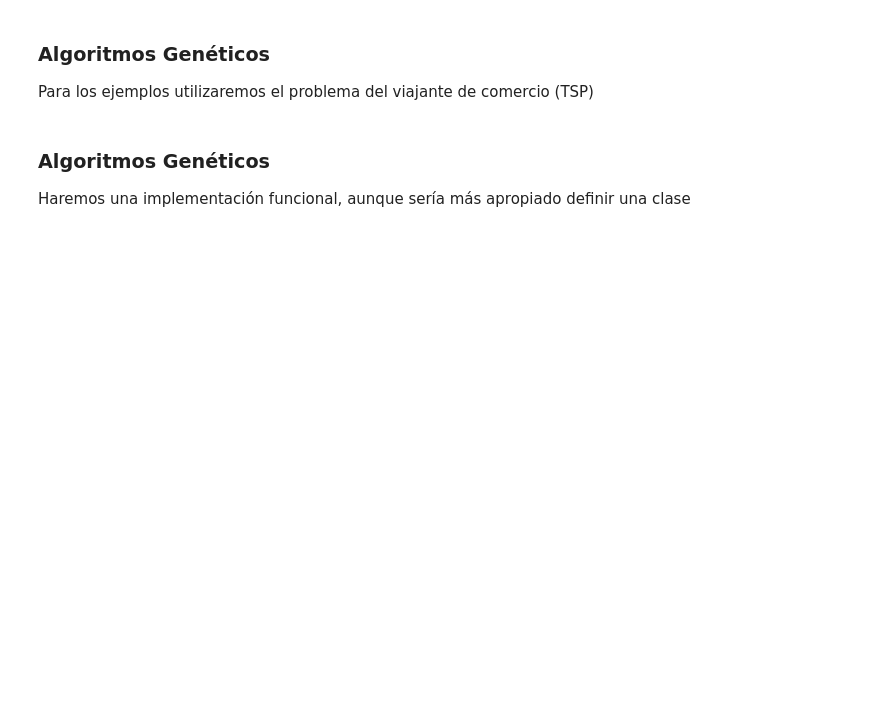
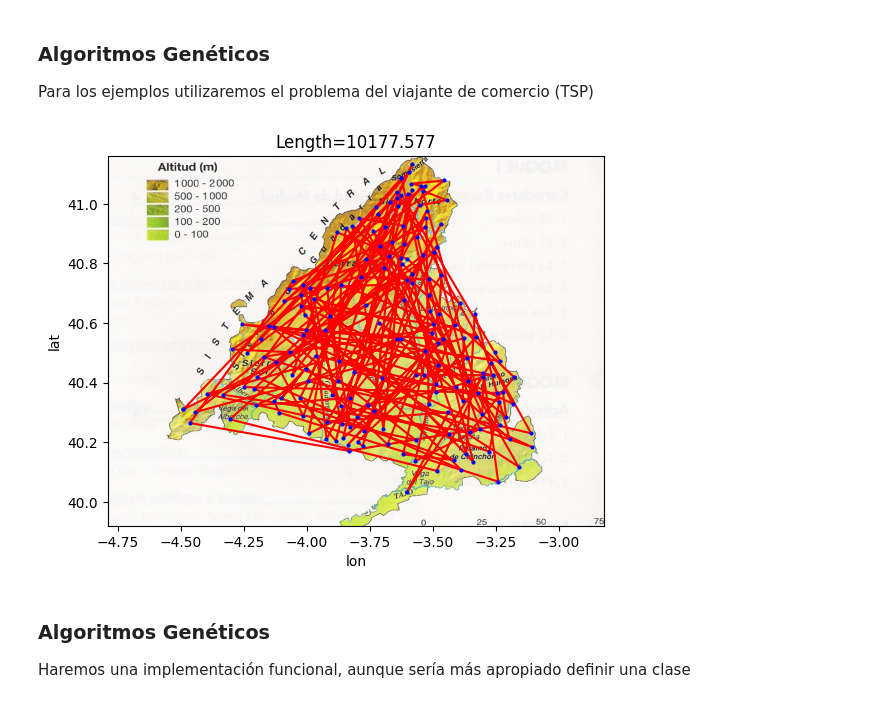
Before and after one commit to Chepados/practica1-sistemas-inteligentes, a Jupyter notebook: AG_alumno.ipynb, the cells around one changed output. Saved outputs shown, nothing was run; the diff lists cells and outputs as text; code cells hidden in the pictures; blank space fills up the shorter version.

```diff
--- a/AG_alumno.ipynb
+++ b/AG_alumno.ipynb
@@ -39,26 +28,40 @@ def nearest (c, l): # get the nearest city to c in l
 # %%
-# draw a TSP solution
+# Poblaciones de la Comunidad de Madrid
 
+from madrid import *
 import matplotlib.pyplot as plt
 import numpy as np
 
+def dist (x, y):
+	return ( ( (x[0]-y[0])**2 + (x[1]-y[1])**2 ) ** 0.5 ) * 111.1 # km por grado
+
 def draw (solution):
+    minx, maxx = -4.79, -2.82
+    miny, maxy = 39.92, 41.16
+    margx = 0.05
+    margy = 0.1
+
     plt.ion()
     fig = plt.figure()
     axes = fig.add_subplot(111)
-    #xlim = axes.set_xlim(0.0,1.0)
-    #ylim = axes.set_ylim(0.0,1.0)
-    x = []
-    y = []
+    axes.set_xlabel('lon')
+    axes.set_ylabel('lat')
+    axes.set_xlim(minx, maxx)
+    axes.set_ylim(miny, maxy)
+    img = plt.imread("media/madrid.jpg")
+    plt.imshow(img, extent=[minx-margx,maxx+margx,miny-margy,maxy+margy], aspect='auto')
 
     bucle = solution + [solution[0]] # añade al final la vuelta a la primera
+    c = np.array(bucle)
+    x = c[:,1]
+    y = c[:,0]
 
-    c = np.array(bucle)
-    x = c[:,0]
-    y = c[:,1]
-
-    l1, = axes.plot(x, y,'g')
-    pl2, = axes.plot(x, y,'ro')
+    l1, = axes.plot(x, y,'r')
+    pl2, = axes.plot(x, y,'bo',markersize=2)
 
     s = 'Length=%5.3f' % globaldist(bucle)
     plt.title(s)
+
+draw(cities)
+# %% [output]
+[figure, added]
```
Also changed, not shown: parts of 8 cells of this notebook.
